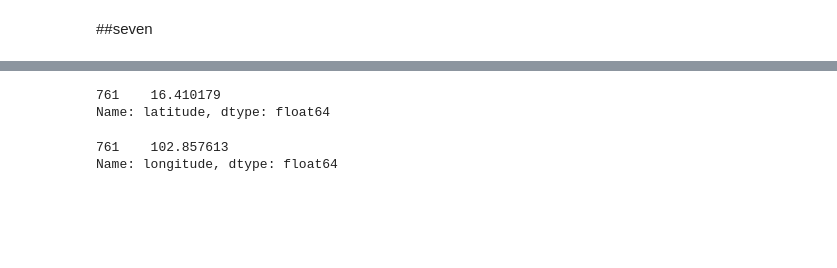
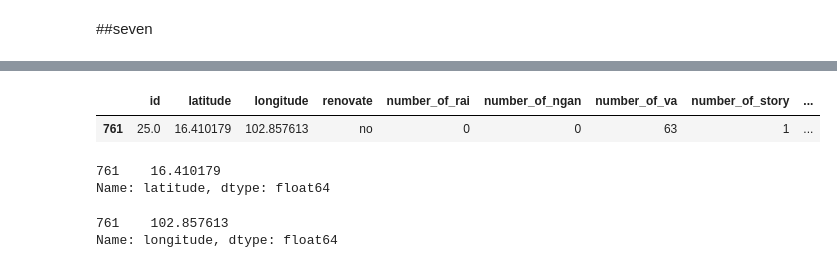
Before and after one commit to nannthd/bsc_dpdm22, a Jupyter notebook: midterm_dpdm22.ipynb, the cells around one changed output, grey strips where cells are left out. Drawn from its saved outputs; the diff is of its cells as text; code cells hidden in the pictures; blank space fills up the shorter version.

```diff
--- a/midterm_dpdm22.ipynb
+++ b/midterm_dpdm22.ipynb
@@ -171,6 +291,9 @@ this_seven
 # %%
-this_home = table2[table2['id']==25]
+this_home = home[home['id']==25]
 this_home
+# %% [output]
+|  | id | latitude | longitude | renovate | number_of_rai | number_of_ngan | number_of_va | number_of_story | ... |
+| 761 | 25.0 | 16.410179 | 102.857613 | no | 0 | 0 | 63 | 1 | ... |
 # %%
 this_home['latitude']
 # %% [output]
```
Also changed, not shown: parts of 24 cells of this notebook.
